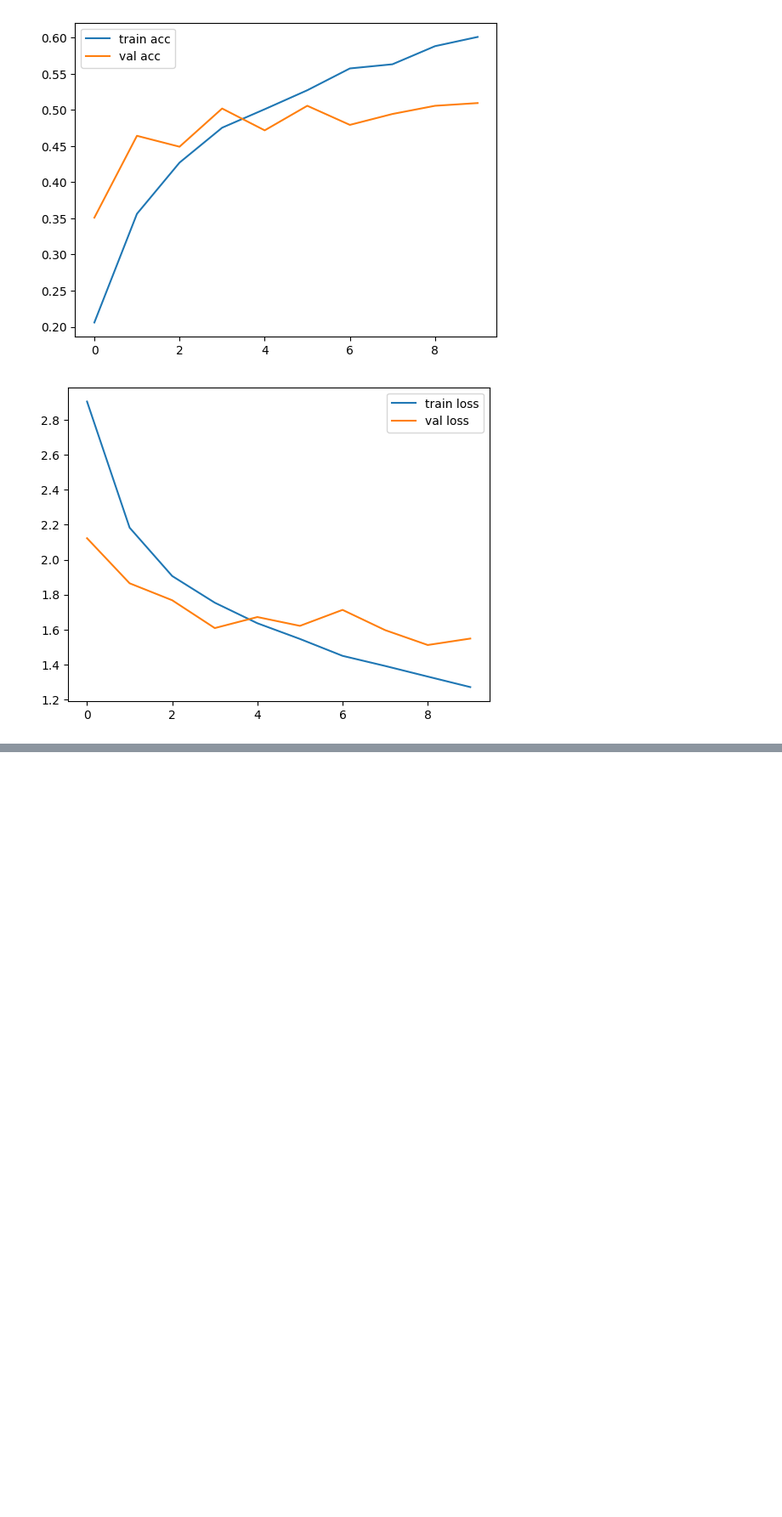
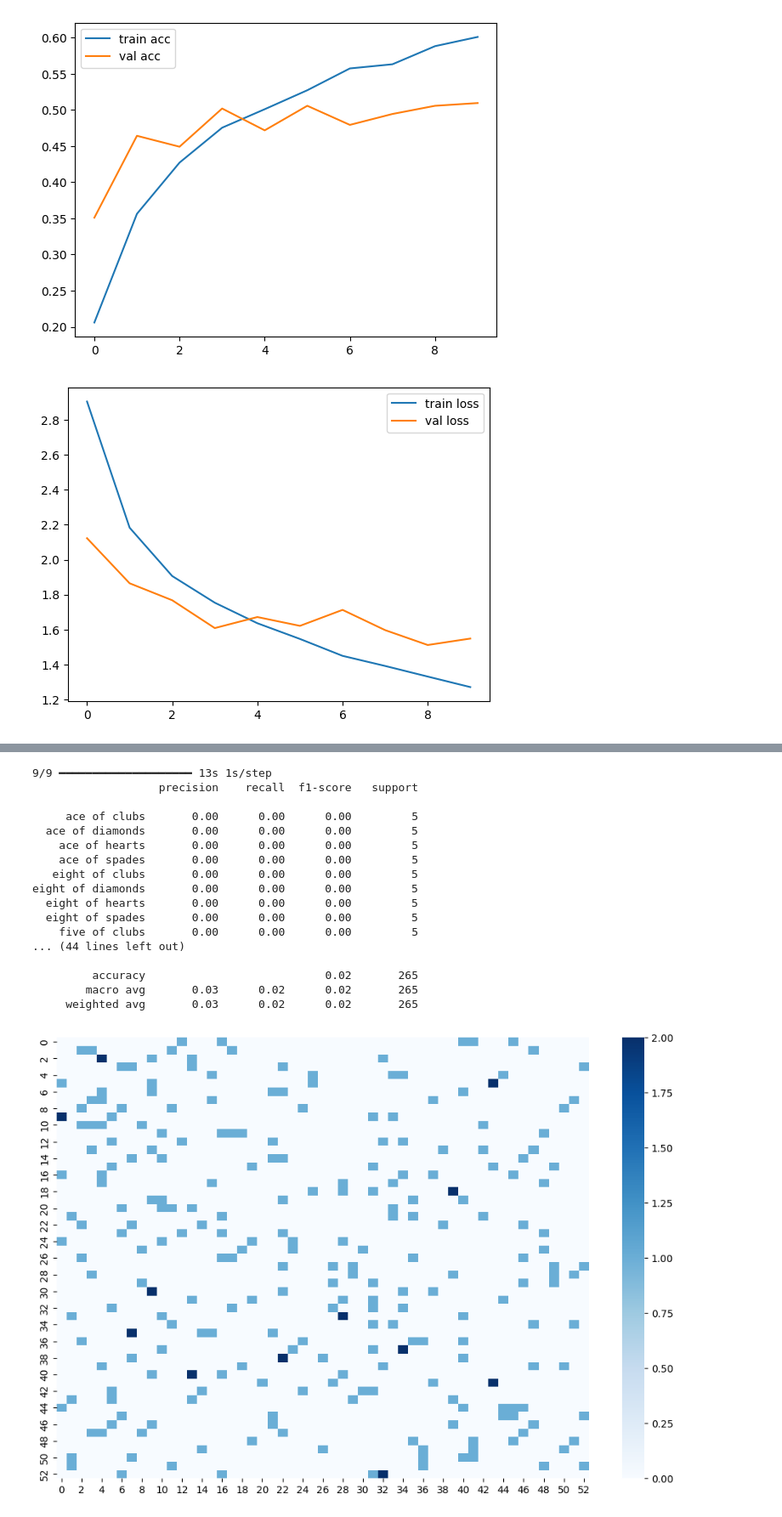
Before and after one commit to DevBatra05/DeepLearningLab, a Jupyter notebook: Lab_4.ipynb, the cells around one changed output, grey strips where cells are left out. Shown at 85% size. Saved outputs shown, nothing was run; the diff lists cells and outputs as text; code cells hidden in the pictures; blank space fills up the shorter version.

```diff
--- a/Lab_4.ipynb
+++ b/Lab_4.ipynb
@@ -156,3 +156,22 @@ plt.show()
 # %% [output]
 [figure]
 [figure]
+# %%
+# Unfreeze last 30 layers for fine-tuning
+for layer in base_model.layers[-30:]:
+    layer.trainable = True
+
+# Compile again with a lower learning rate
+from tensorflow.keras.optimizers import Adam
+model.compile(optimizer=Adam(learning_rate=1e-5),
+              loss="categorical_crossentropy",
+              metrics=["accuracy"])
+# %%
+from tensorflow.keras.callbacks import EarlyStopping
+
+early_stop = EarlyStopping(monitor='val_loss', patience=5, restore_best_weights=True)
+
+history = model.fit(train_generator,
+                    validation_data=test_generator,
+                    epochs=30,
+                    callbacks=[early_stop])
@@ -158,0 +211,37 @@ plt.show()
+# %%
+import numpy as np
+from sklearn.metrics import classification_report, confusion_matrix
+import seaborn as sns
+
+# Predictions
+y_pred = model.predict(test_generator)
+y_pred_classes = np.argmax(y_pred, axis=1)
+y_true = test_generator.classes
+
+# Report
+print(classification_report(y_true, y_pred_classes, target_names=list(test_generator.class_indices.keys())))
+
+# Confusion Matrix
+cm = confusion_matrix(y_true, y_pred_classes)
+plt.figure(figsize=(12,8))
+sns.heatmap(cm, annot=False, cmap="Blues")
+plt.show()
+# %% [output]
+9/9 ━━━━━━━━━━━━━━━━━━━━ 13s 1s/step
+                   precision    recall  f1-score   support
+
+     ace of clubs       0.00      0.00      0.00         5
+  ace of diamonds       0.00      0.00      0.00         5
+    ace of hearts       0.00      0.00      0.00         5
+    ace of spades       0.00      0.00      0.00         5
+   eight of clubs       0.00      0.00      0.00         5
+eight of diamonds       0.00      0.00      0.00         5
+  eight of hearts       0.00      0.00      0.00         5
+  eight of spades       0.00      0.00      0.00         5
+    five of clubs       0.00      0.00      0.00         5
+... (44 lines left out)
+
+         accuracy                           0.02       265
+        macro avg       0.03      0.02      0.02       265
+     weighted avg       0.03      0.02      0.02       265
+[figure, added]
```
Also changed, not shown: parts of 3 cells of this notebook.
